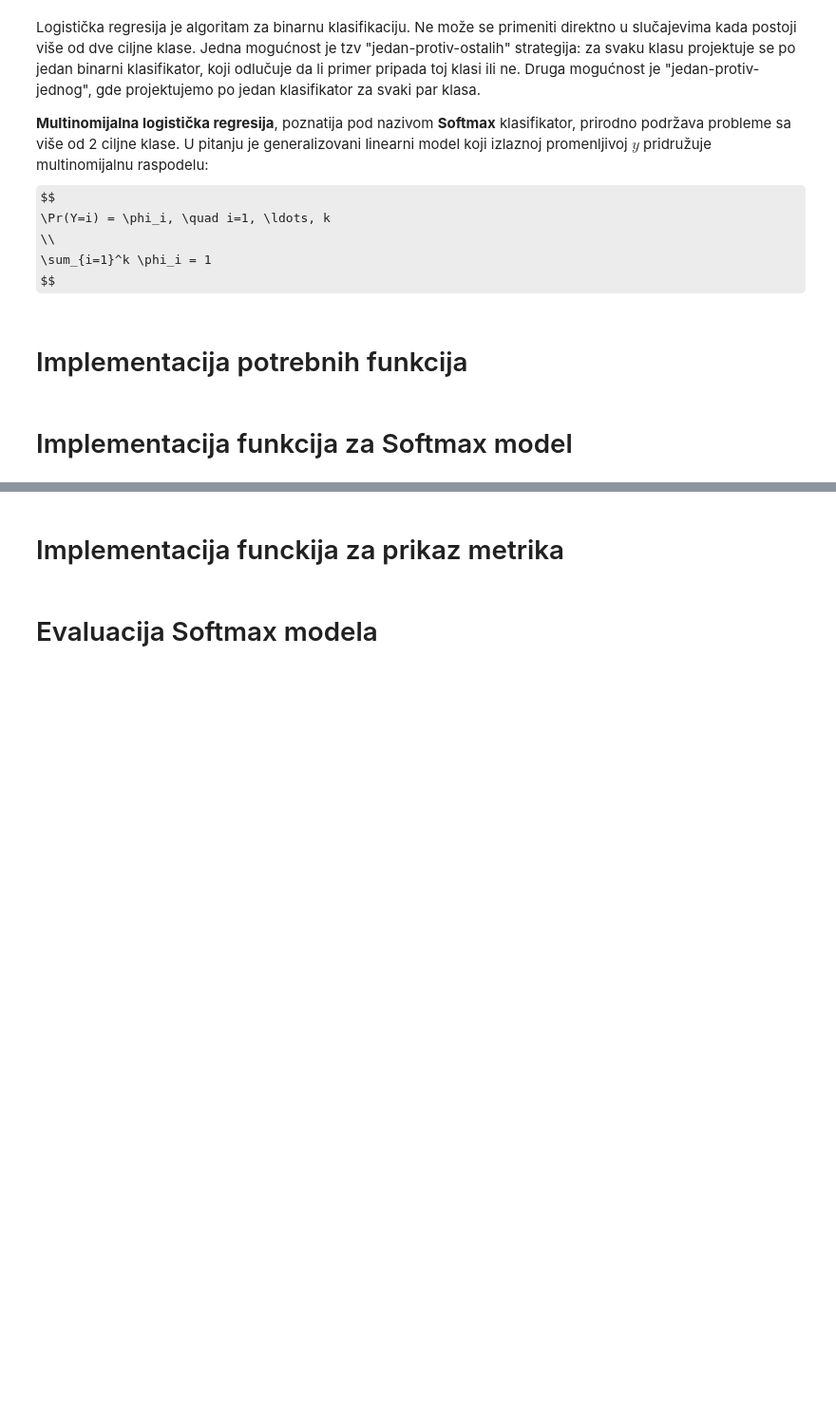
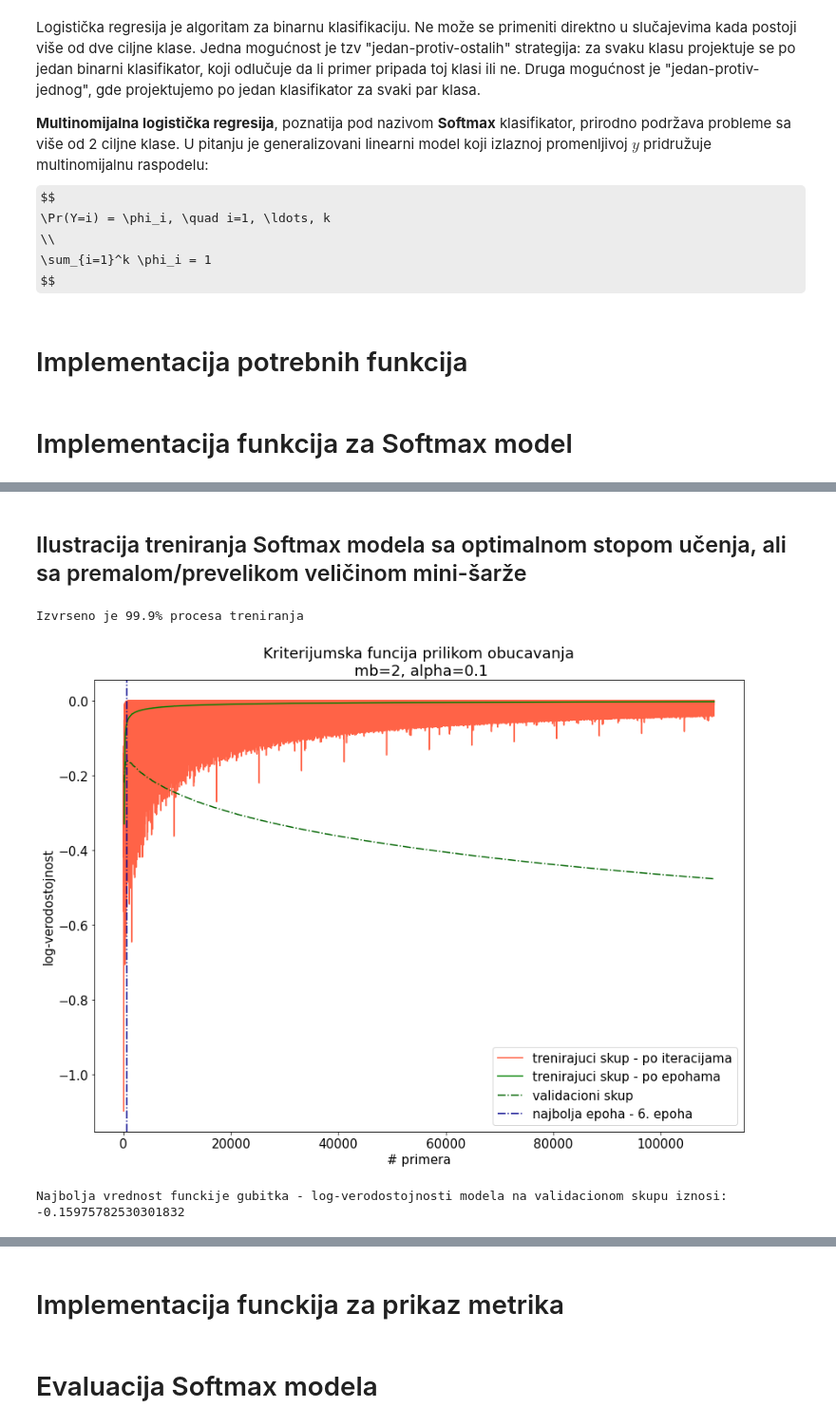
Before and after one commit to dmjovan/Softmax-Classification-and-Gaussian-Discriminant-Analysis-ML, a Jupyter notebook: softmax_gda.ipynb, the cells around one changed output, grey strips where cells are left out. Shown at 95% size. Drawn from its saved outputs; the diff is of its cells as text; code cells hidden in the pictures; some formulas as TeX source; blank space fills up the shorter version.

```diff
--- a/softmax_gda.ipynb
+++ b/softmax_gda.ipynb
@@ -616,0 +674,9 @@ Izvrseno je 99.9% procesa treniranja
+# %% [markdown]
+## Ilustracija treniranja Softmax modela sa optimalnom stopom učenja, ali sa premalom/prevelikom veličinom mini-šarže
+# %%
+# sa premalim batch_size-om
+_, _, _ = train(X_train, y_train, X_val, y_val, num_epochs=1000, batch_size=2, lr=opt_learning_rate, expand=expand)
+# %% [output]
+Izvrseno je 99.9% procesa treniranja
+[figure, added]
+Najbolja vrednost funckije gubitka - log-verodostojnosti modela na validacionom skupu iznosi: -0.15975782530301832
```
Also changed, not shown: parts of 30 cells of this notebook.
